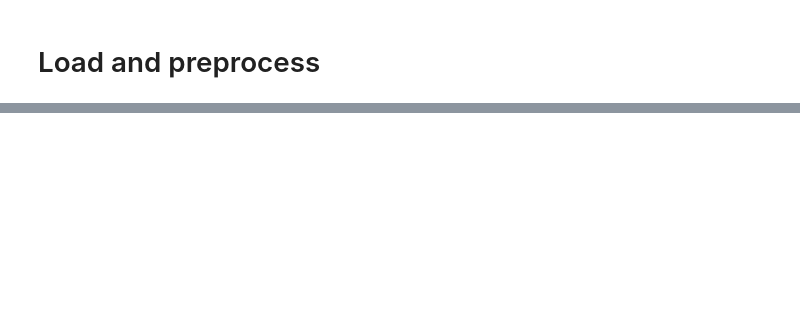
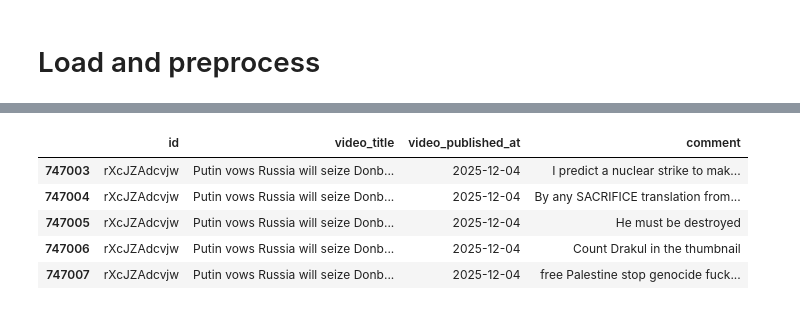
Before and after one commit to AI-team-ucu/American_Perception, a Jupyter notebook: load_comments_and_preprocess.ipynb, the cells around one changed output, grey strips where cells are left out. Drawn from its saved outputs; the diff is of its cells as text; code cells hidden in the pictures; blank space fills up the shorter version.

```diff
--- a/load_comments_and_preprocess.ipynb
+++ b/load_comments_and_preprocess.ipynb
@@ -180,0 +309,23 @@ df.shape
+# %%
+def get_prompt_overhead():
+    empty_prompt = """Classify stance: prorussian, proukrainian, neutral
+
+Examples:
+"Slava Ukraini!" → proukrainian
+"Russia is liberating Donbas" → prorussian
+"War is terrible for both sides" → neutral
+
+Comment:
+
+Answer:"""
+    messages = [{"role": "user", "content": empty_prompt}]
+    full_prompt = tokenizer.apply_chat_template(messages, tokenize=False, add_generation_prompt=True)
+    return len(tokenizer.encode(full_prompt))
+# %%
+MAX_TOKENS = 512
+prompt_overhead = get_prompt_overhead()
+max_comment_tokens = MAX_TOKENS - prompt_overhead
+
+print(f"Max tokens: {MAX_TOKENS}")
+print(f"Prompt overhead: {prompt_overhead}")
+print(f"Available for comment: {max_comment_tokens}")
@@ -180,0 +336,13 @@ df.shape
+# %%
+def truncate_comment(comment):
+    if pd.isna(comment):
+        return ""
+
+    comment_tokens = tokenizer.encode(str(comment), add_special_tokens=False)
+
+    if len(comment_tokens) > max_comment_tokens:
+        comment_tokens = comment_tokens[:max_comment_tokens]
+
+    return tokenizer.decode(comment_tokens, skip_special_tokens=True)
+# %%
+df['comment'] = df['comment'].apply(lambda x: truncate_comment(x))
@@ -180,0 +360,10 @@ df.shape
+# %%
+df_reset = df.reset_index(drop=True)
+df.tail()
+# %% [output]
+|  | id | video_title | video_published_at | comment |
+| 747003 | rXcJZAdcvjw | Putin vows Russia will seize Donb... | 2025-12-04 | I predict a nuclear strike to mak... |
+| 747004 | rXcJZAdcvjw | Putin vows Russia will seize Donb... | 2025-12-04 | By any SACRIFICE translation from... |
+| 747005 | rXcJZAdcvjw | Putin vows Russia will seize Donb... | 2025-12-04 | He must be destroyed |
+| 747006 | rXcJZAdcvjw | Putin vows Russia will seize Donb... | 2025-12-04 | Count Drakul in the thumbnail |
+| 747007 | rXcJZAdcvjw | Putin vows Russia will seize Donb... | 2025-12-04 | free Palestine stop genocide fuck... |
```
Also changed, not shown: parts of 29 cells of this notebook, 12 other files.
